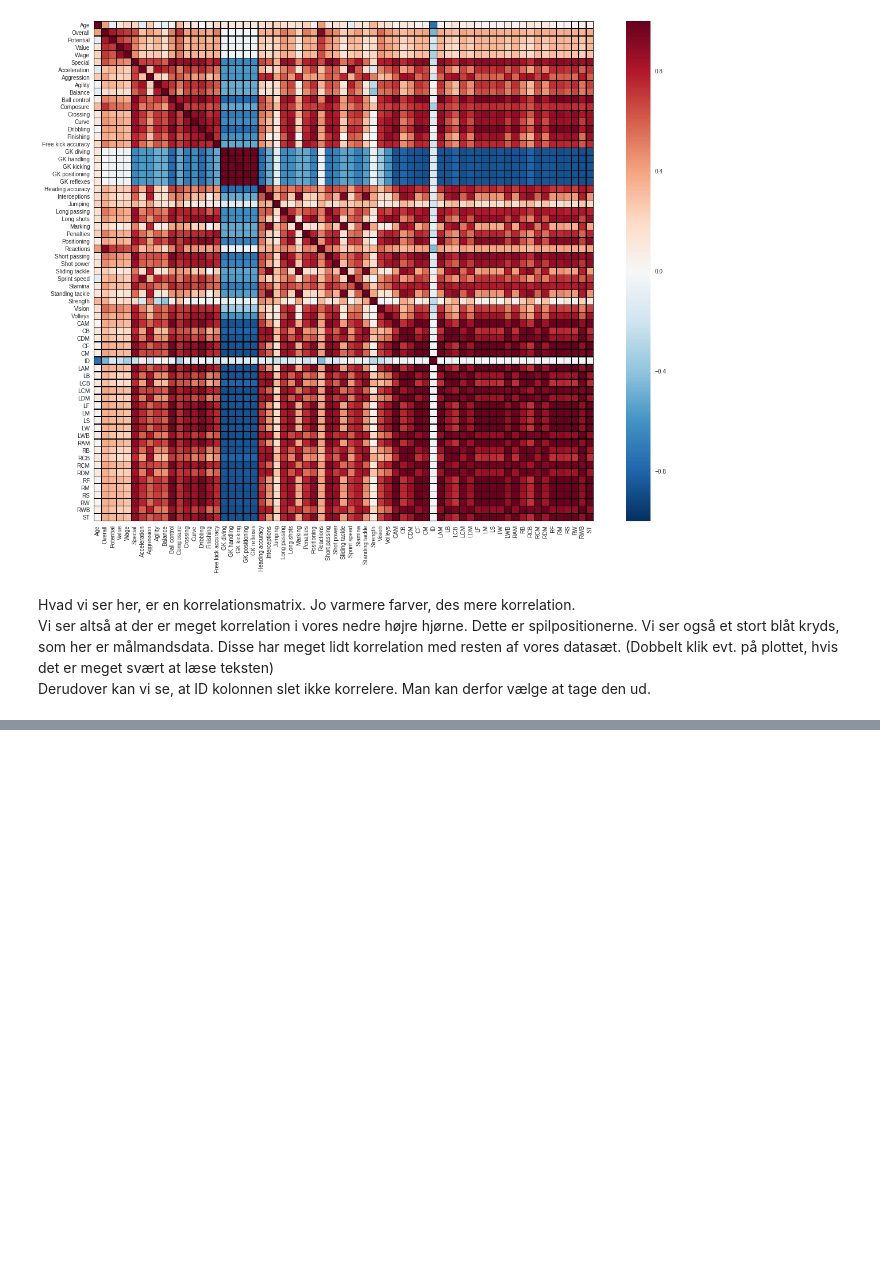
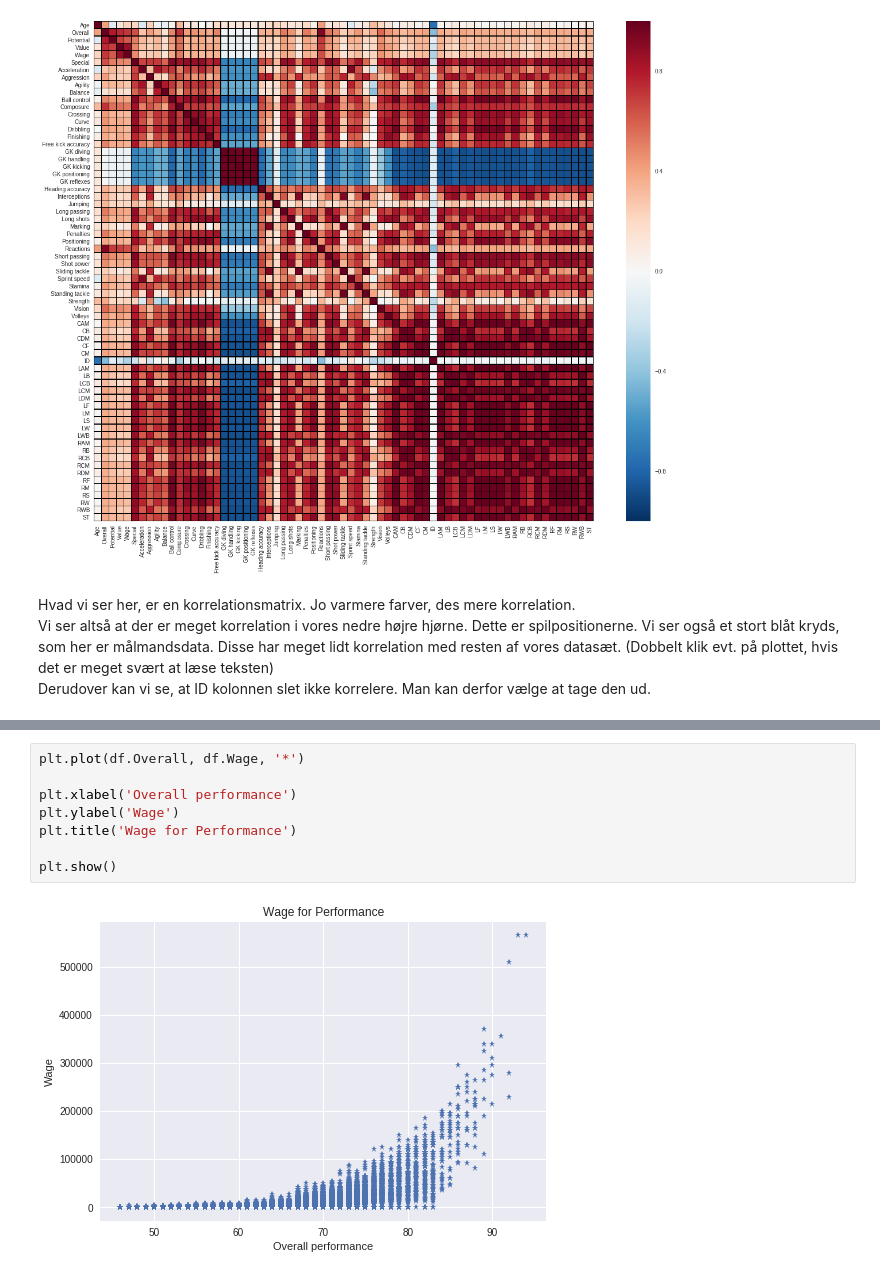
Before and after one commit to mssalvador/Fifa2018, a Jupyter notebook: New Supervised.ipynb, the cells around one changed output, grey strips where cells are left out. Cells and saved outputs as stored; diff of their text form; blank space fills up the shorter version.

```diff
--- a/New Supervised.ipynb
+++ b/New Supervised.ipynb
@@ -392,0 +321,10 @@ dansk_df
+# %%
+plt.plot(df.Overall, df.Wage, '*')
+
+plt.xlabel('Overall performance')
+plt.ylabel('Wage')
+plt.title('Wage for Performance')
+
+plt.show()
+# %% [output]
+[figure, added]
```
Also changed, not shown: parts of 88 cells of this notebook, 1 other file.
